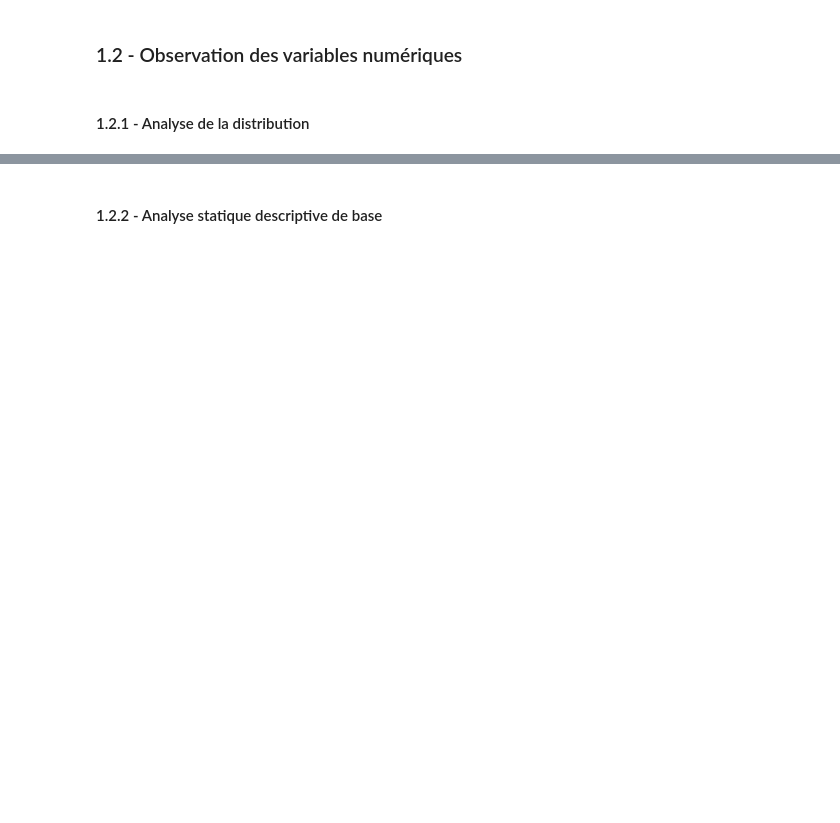
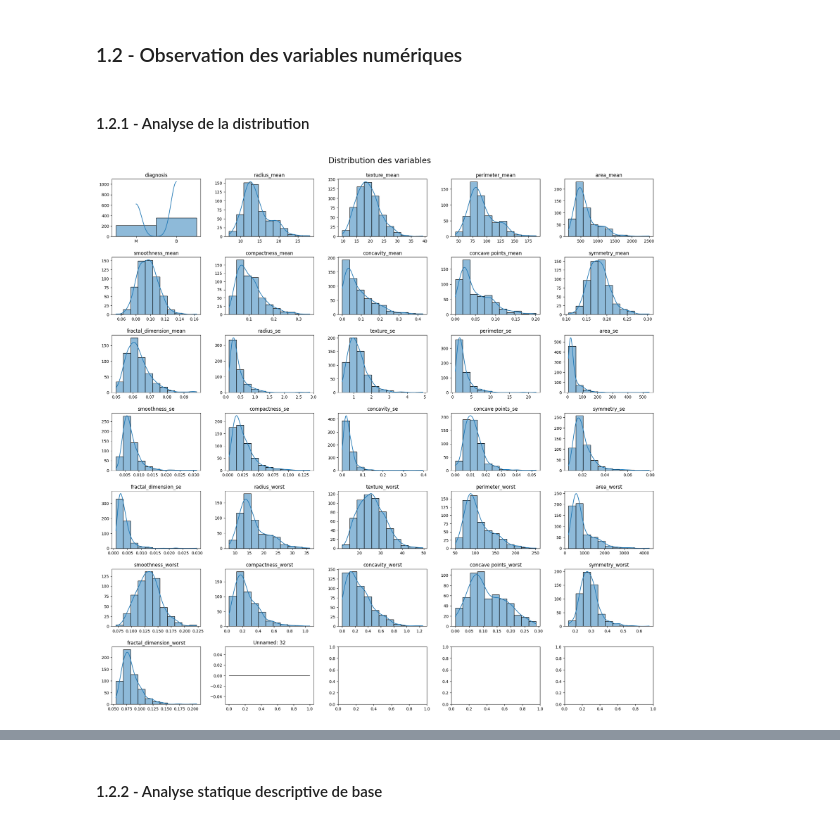
Before and after one commit to Dim2960/semiology_AI, a Jupyter notebook: cancer_sein/Exploration.ipynb, the cells around one changed output, grey strips where cells are left out. Saved outputs shown, nothing was run; the diff lists cells and outputs as text; code cells hidden in the pictures; blank space fills up the shorter version.

```diff
--- a/cancer_sein/Exploration.ipynb
+++ b/cancer_sein/Exploration.ipynb
@@ -79,3 +66,17 @@ df.describe().T
 ### 1.2 - Observation des variables numériques
 # %% [markdown]
 #### 1.2.1 - Analyse de la distribution
+# %%
+fig, axes = plt.subplots(7, 5, figsize=(20, 20))
+fig.suptitle('Distribution des variables', fontsize=20)
+fig.tight_layout(pad=3.0)
+
+for i, col in enumerate(df.columns[1:]):
+    sns.histplot(df[col], bins='sturges', kde=True, ax=axes[i//5, i%5])
+    axes[i//5, i%5].set_title(col)
+    axes[i//5, i%5].set_xlabel('')
+    axes[i//5, i%5].set_ylabel('')
+
+plt.show()
+# %% [output]
+[figure, added]
```
Also changed, not shown: parts of 24 cells of this notebook.
